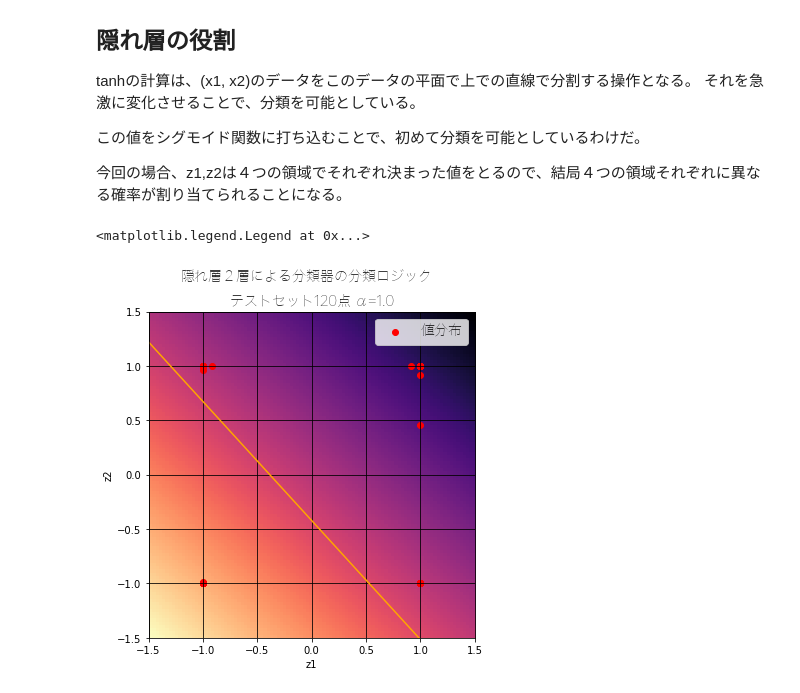
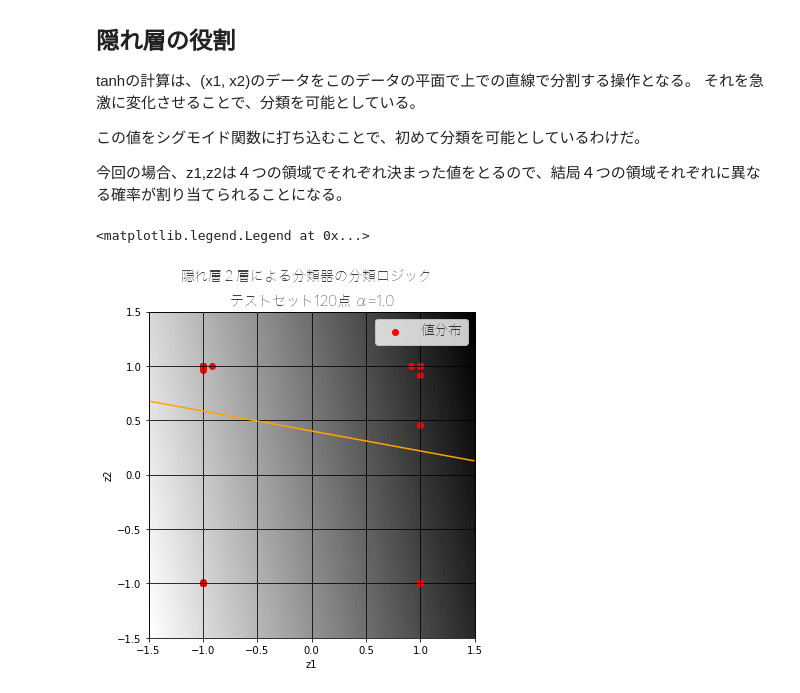
Before and after one commit to sanbongazin/my_mechanic_studies, a Jupyter notebook: 20180627_DupulicateCellNewralNetwork.ipynb, the cells around one changed output. Saved outputs shown, nothing was run; the diff lists cells and outputs as text; code cells hidden in the pictures.

```diff
--- a/20180627_DupulicateCellNewralNetwork.ipynb
+++ b/20180627_DupulicateCellNewralNetwork.ipynb
@@ -197,33 +197,33 @@ subplot.set_xlim([-1.5, 1.5])
 # グリッドを作る
 subplot.grid(which='major', color='black', linestyle='-')
 subplot.grid(which='minor', color='black', linestyle='-')
 
 # Splitで配列の分割
 cellx, celly = np.split(cell1, 2, axis=1)
 
 # マーカーの配置
 subplot.scatter(cellx, celly, marker = 'o',label = "値分布",color = 'red')
 
 # 一次関数のエッジを作る
-w_val, b_val = sess.run([w0,b0])
+w_val, b_val = sess.run([w1,b1])
 z1_line = np.arange(-1.5, 1.5, 0.01)
 w10 = w_val[0][0]
 w20 = w_val[1][0]
 b0_final = b_val[0]
 subplot.plot(z1_line, -(w20/w10*z1_line + b0_final/w10),color='orange')
 
 # 値の範囲のペイント
 field = [[(w10*z1+w20*z2 + b0_final)
           for z1 in np.linspace(-1.5, 1.5,100)]
         for z2 in np.linspace(-1.5, 1.5,100)]
-subplot.imshow(field, origin='lower', extent = (-1.5, 1.5, -1.5, 1.5), cmap = 'magma_r', alpha = 1.0)
+subplot.imshow(field, origin='lower', extent = (-1.5, 1.5, -1.5, 1.5), cmap = 'gray_r', alpha = 1.0)
 
 # 題名と軸ラベルをかく。
 plt.suptitle(u'隠れ層２層による分類器の分類ロジック',fontproperties=fp)
 plt.title(u'テストセット{}点 α=1.0'.format(len(train_set)),fontproperties=fp)
 plt.xlabel(u'z1')
 plt.ylabel(u'z2')
 plt.legend(prop=fp, loc='upper right')
 # %% [output]
 <matplotlib.legend.Legend at 0x...>
-[figure, old version]
+[figure, new version]
```
